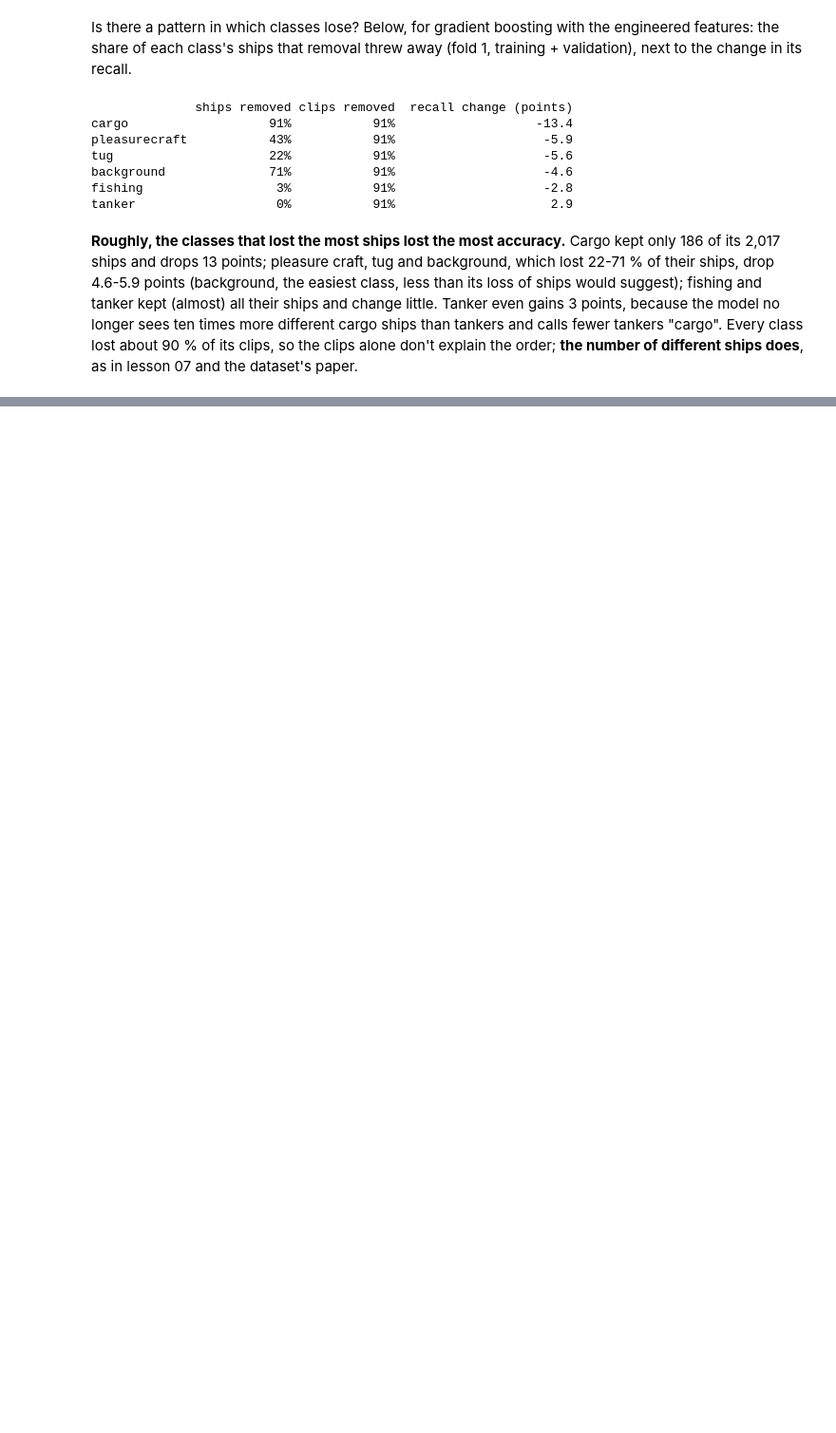
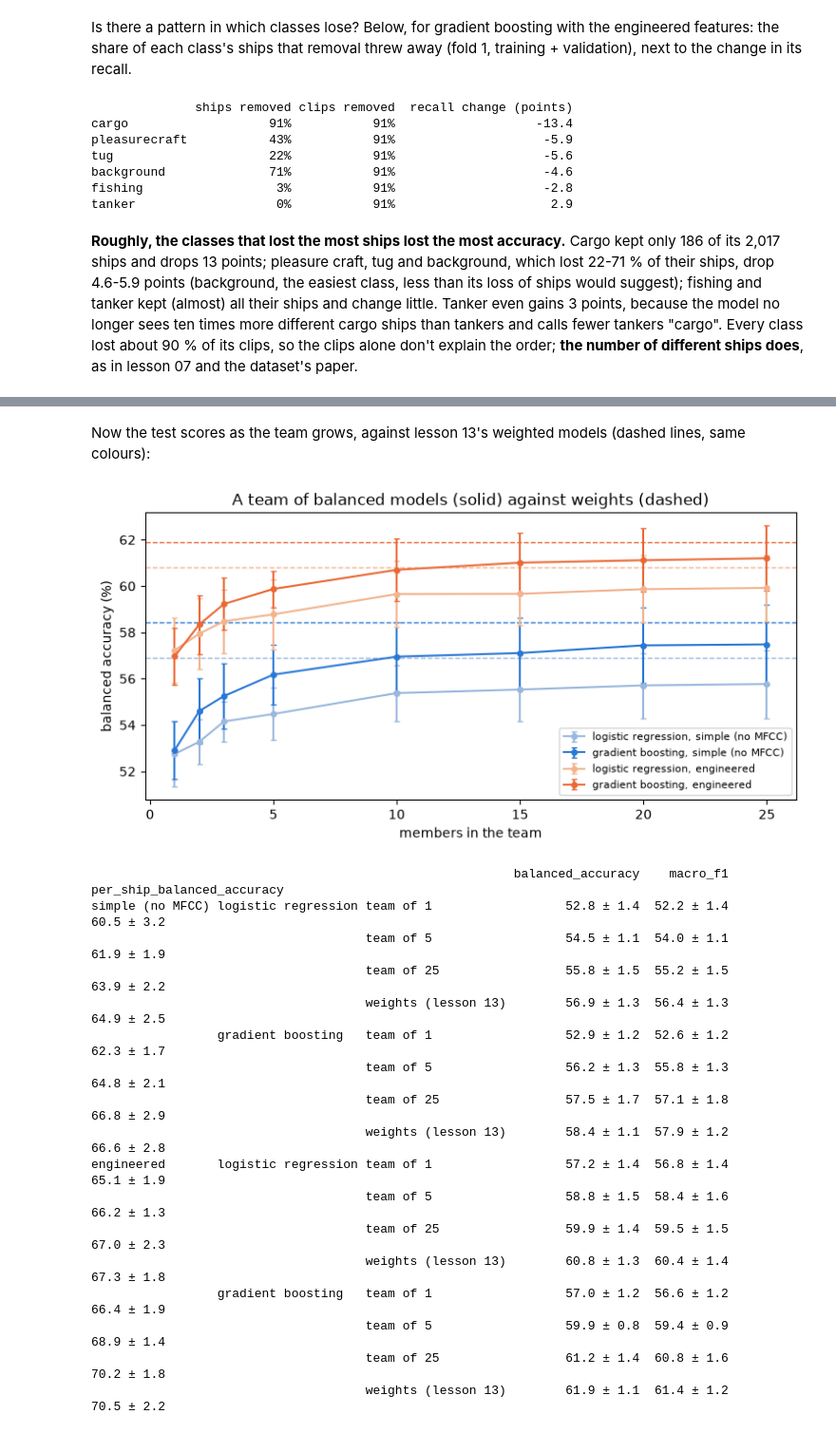
Before and after one commit to rashidcmm/ship-classifier, a Jupyter notebook: notebooks/14_six_classes_equal_ships.ipynb, the cells around one changed output, grey strips where cells are left out. Shown at 95% size. Saved outputs shown, nothing was run; the diff lists cells and outputs as text; code cells hidden in the pictures; blank space fills up the shorter version.

```diff
--- a/notebooks/14_six_classes_equal_ships.ipynb
+++ b/notebooks/14_six_classes_equal_ships.ipynb
@@ -222,0 +273,43 @@ lesson 07 and the dataset's paper.
+# %% [markdown]
+Now the test scores as the team grows, against lesson 13's weighted models (dashed lines, same colours):
+# %%
+team = pd.DataFrame(json.loads((OUT / "ensemble_results.json").read_text())["results"])
+curve = team.groupby(["features", "model", "members"])[cols].agg(["mean", "std"])
+w = weights.groupby(["features", "model"])[cols].agg(["mean", "std"])
+
+fig, ax = plt.subplots(figsize=(9, 4))
+for (f, m), color in zip(combos, ["#9ab8de", "#2a78d6", "#f2b48f", "#eb6834"]):
+    c = curve.loc[(f, m), "balanced_accuracy"]
+    ax.errorbar(c.index, 100 * c["mean"], yerr=100 * c["std"], marker="o", ms=4, capsize=2, color=color,
+                label=f"{m}, {f}")
+    ax.axhline(100 * w.loc[(f, m), ("balanced_accuracy", "mean")], color=color, ls="--", lw=1)
+ax.set_xlabel("members in the team"); ax.set_ylabel("balanced accuracy (%)")
+ax.set_title("A team of balanced models (solid) against weights (dashed)"); ax.legend(fontsize=8); plt.show()
+
+rows = {}
+for f, m in combos:
+    for n in (1, 5, 25):
+        rows[(f, m, f"team of {n}")] = curve.loc[(f, m, n)]
+    rows[(f, m, "weights (lesson 13)")] = w.loc[(f, m)]
+show = pd.DataFrame(rows).T
+print(((100 * show.xs("mean", axis=1, level=1)).round(1).astype(str) + " ± "
+       + (100 * show.xs("std", axis=1, level=1)).round(1).astype(str)).to_string())
+# %% [output]
+[figure, added]
+                                                         balanced_accuracy    macro_f1 per_ship_balanced_accuracy
+simple (no MFCC) logistic regression team of 1                  52.8 ± 1.4  52.2 ± 1.4                 60.5 ± 3.2
+                                     team of 5                  54.5 ± 1.1  54.0 ± 1.1                 61.9 ± 1.9
+                                     team of 25                 55.8 ± 1.5  55.2 ± 1.5                 63.9 ± 2.2
+                                     weights (lesson 13)        56.9 ± 1.3  56.4 ± 1.3                 64.9 ± 2.5
+                 gradient boosting   team of 1                  52.9 ± 1.2  52.6 ± 1.2                 62.3 ± 1.7
+                                     team of 5                  56.2 ± 1.3  55.8 ± 1.3                 64.8 ± 2.1
+                                     team of 25                 57.5 ± 1.7  57.1 ± 1.8                 66.8 ± 2.9
+                                     weights (lesson 13)        58.4 ± 1.1  57.9 ± 1.2                 66.6 ± 2.8
+engineered       logistic regression team of 1                  57.2 ± 1.4  56.8 ± 1.4                 65.1 ± 1.9
+                                     team of 5                  58.8 ± 1.5  58.4 ± 1.6                 66.2 ± 1.3
+                                     team of 25                 59.9 ± 1.4  59.5 ± 1.5                 67.0 ± 2.3
+                                     weights (lesson 13)        60.8 ± 1.3  60.4 ± 1.4                 67.3 ± 1.8
+                 gradient boosting   team of 1                  57.0 ± 1.2  56.6 ± 1.2                 66.4 ± 1.9
+                                     team of 5                  59.9 ± 0.8  59.4 ± 0.9                 68.9 ± 1.4
+                                     team of 25                 61.2 ± 1.4  60.8 ± 1.6                 70.2 ± 1.8
+                                     weights (lesson 13)        61.9 ± 1.1  61.4 ± 1.2                 70.5 ± 2.2
```
Also changed, not shown: parts of 7 cells of this notebook, 8 other files.
